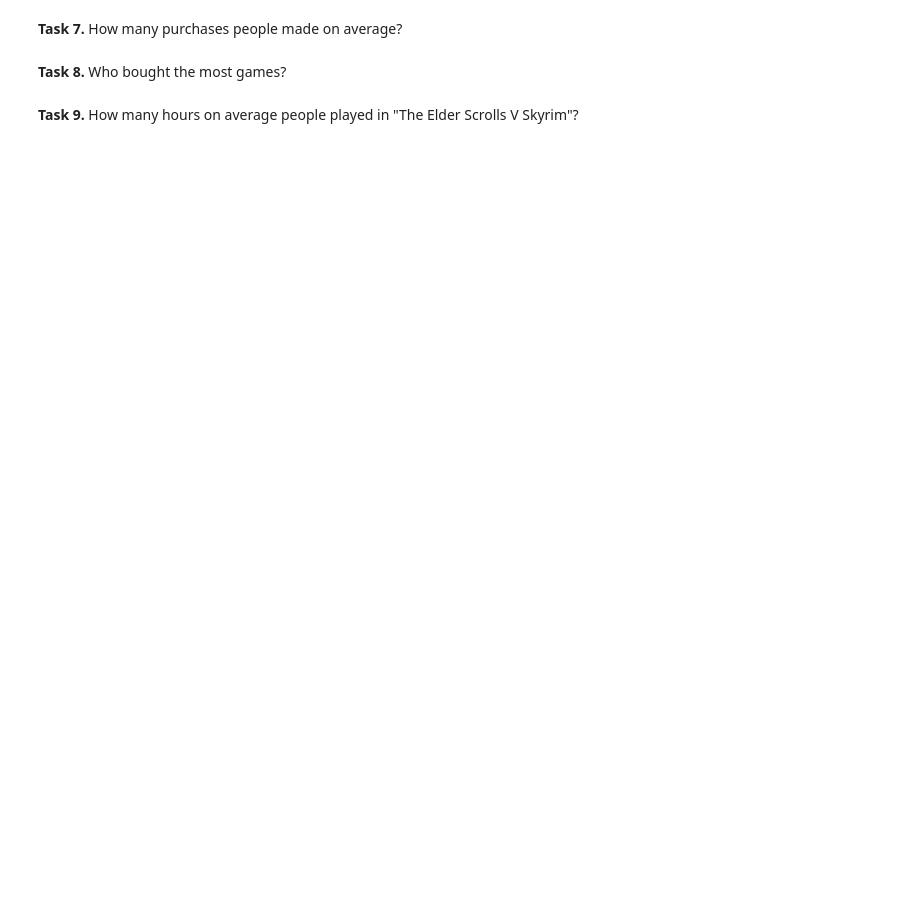
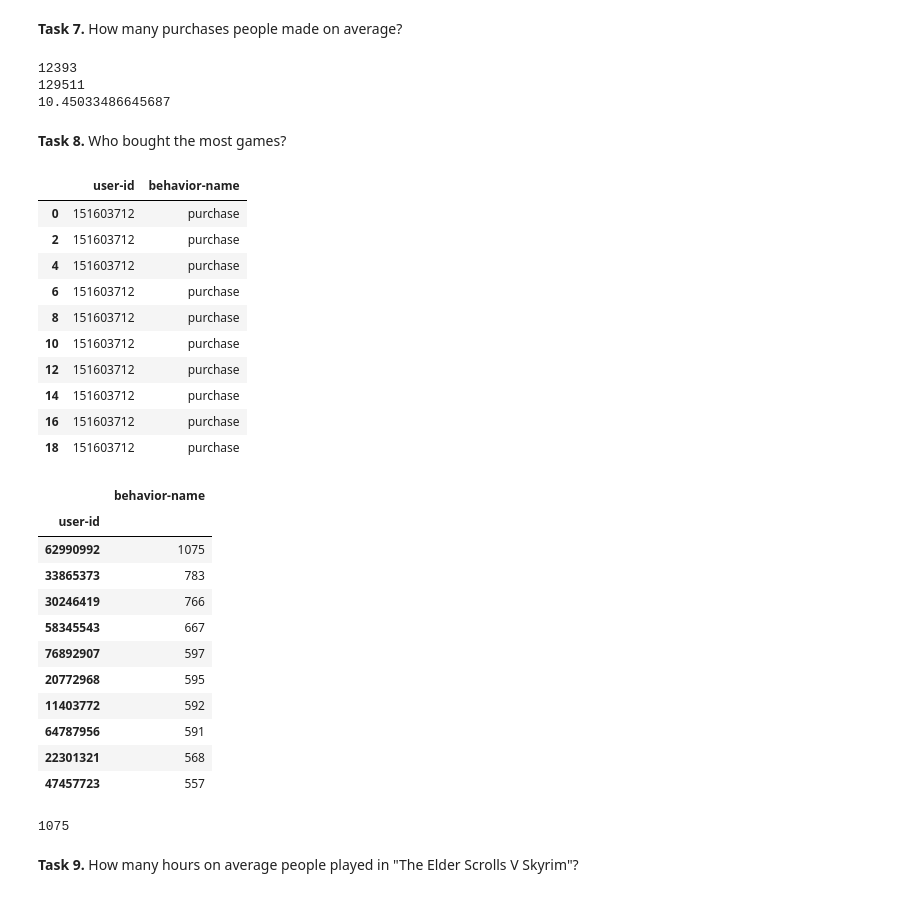
Before and after one commit to s426818/recommender-systems-class, a Jupyter notebook: class_02_numpy_pandas.ipynb, the cells around one changed output. Cells and saved outputs as stored; diff of their text form; code cells hidden in the pictures; blank space fills up the shorter version.

```diff
--- a/class_02_numpy_pandas.ipynb
+++ b/class_02_numpy_pandas.ipynb
@@ -81,10 +254,59 @@ ml_df.head(10)
 **Task 7.** How many purchases people made on average?
 # %%
 # Write your code here
+ch = steam_df['user-id']
+ch = ch.drop_duplicates()
+numberOfPeople = len(ch)
+print(numberOfPeople)
+
+chooseColumns = steam_df[['behavior-name', 'game-title']]
+condition = chooseColumns['behavior-name'] == 'purchase'
+filteredRowsPurchase = chooseColumns.loc[condition]
+#display(filteredRowsPurchase.head(10))
+purchases = len(filteredRowsPurchase)
+print(purchases)
+
+print(purchases/numberOfPeople)
+# %% [output]
+12393
+129511
+10.45033486645687
 # %% [markdown]
 **Task 8.** Who bought the most games?
 # %%
 # Write your code here
+playersWithBehavior = steam_df[['user-id', 'behavior-name']]
+condition = playersWithBehavior['behavior-name'] == 'purchase'
+idAndPurchase = playersWithBehavior.loc[condition]
+display(idAndPurchase.head(10))
+grouped = idAndPurchase.groupby('user-id').agg({'behavior-name' : 'count'}).sort_values('behavior-name', ascending = False)
+display(grouped.head(10))
+print(np.max(grouped['behavior-name']))
+# %% [output]
+|  | user-id | behavior-name |
+| 0 | 151603712 | purchase |
+| 2 | 151603712 | purchase |
+| 4 | 151603712 | purchase |
+| 6 | 151603712 | purchase |
+| 8 | 151603712 | purchase |
+| 10 | 151603712 | purchase |
+| 12 | 151603712 | purchase |
+| 14 | 151603712 | purchase |
+| 16 | 151603712 | purchase |
+| 18 | 151603712 | purchase |
+|  | behavior-name |
+| user-id |  |
+| 62990992 | 1075 |
+| 33865373 | 783 |
+| 30246419 | 766 |
+| 58345543 | 667 |
+| 76892907 | 597 |
+| 20772968 | 595 |
+| 11403772 | 592 |
+| 64787956 | 591 |
+| 22301321 | 568 |
+| 47457723 | 557 |
+1075
 # %% [markdown]
 **Task 9.** How many hours on average people played in "The Elder Scrolls V Skyrim"?
 # %%
```
Also changed, not shown: parts of 13 cells of this notebook.
